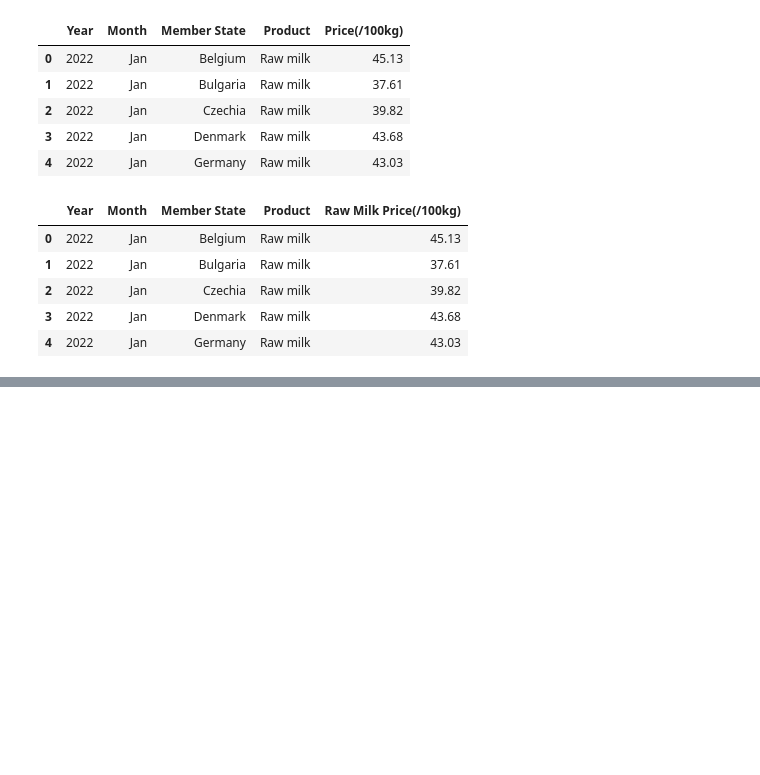
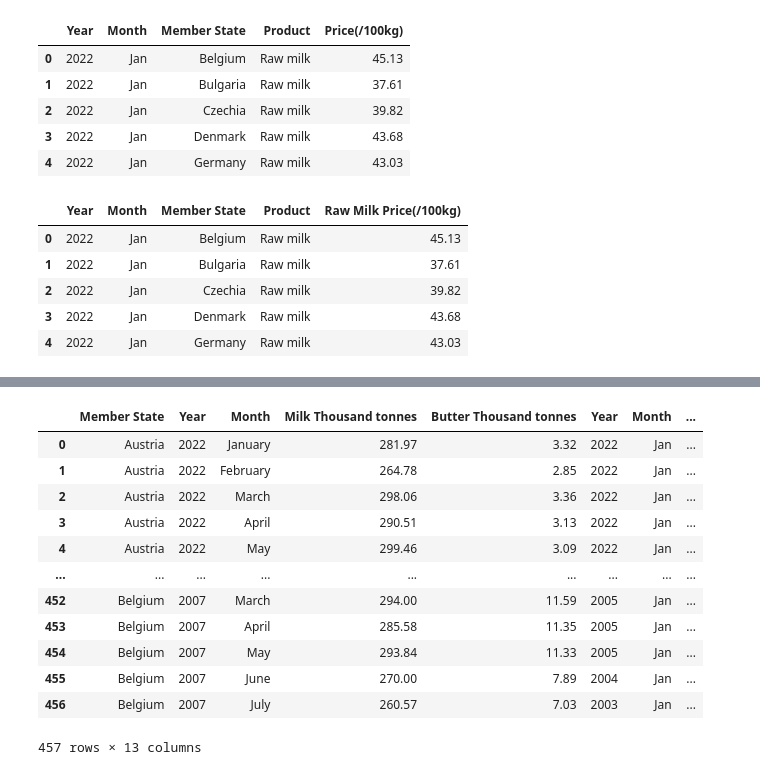
Before and after one commit to MichelleMoran431/CIT-2nd-assignment, a Jupyter notebook: Data Preparation & Visualisation.ipynb, the cells around one changed output, grey strips where cells are left out. Saved outputs shown, nothing was run; the diff lists cells and outputs as text; code cells hidden in the pictures; blank space fills up the shorter version.

```diff
--- a/Data Preparation & Visualisation.ipynb
+++ b/Data Preparation & Visualisation.ipynb
@@ -210,2 +202,2 @@ DairyMilkStock.head(5)
 # %%
-DairyMilkStock.rename(columns={'Thousand tonnes':"Milk Thousand tonnes"},inplace=True)
+EuropeanButterStock1.rename(columns={'Thousand tonnes':"Milk Thousand tonnes"},inplace=True)
@@ -227,0 +206,4 @@ DairyMilkStock.drop(['Member State Code','Category'],axis=1)
+# %%
+EuropeanMilkStock.rename(columns={'Thousand tonnes':"Milk Thousand tonnes"},inplace=True)
+# %%
+EuropeanMilkStock1 = EuropeanMilkStock.drop(['Member State Code','Category'],axis=1)
@@ -227,0 +223,3 @@ DairyMilkStock.drop(['Member State Code','Category'],axis=1)
+# %%
+right_merged = pd.merge(EuropeanMilkStock1, EuropeanButterStock1, how="right", on=["Member State", "Year","Month" ])
+right_merged
@@ -227,0 +240,17 @@ DairyMilkStock.drop(['Member State Code','Category'],axis=1)
+# %%
+left_merged = pd.concat([right_merged,EuropeanMilkPrices1,EuropeanButterPrices1],axis = "columns",join="inner")
+left_merged
+# %% [output]
+|  | Member State | Year | Month | Milk Thousand tonnes | Butter Thousand tonnes | Year | Month | ... |
+| 0 | Austria | 2022 | January | 281.97 | 3.32 | 2022 | Jan | ... |
+| 1 | Austria | 2022 | February | 264.78 | 2.85 | 2022 | Jan | ... |
+| 2 | Austria | 2022 | March | 298.06 | 3.36 | 2022 | Jan | ... |
+| 3 | Austria | 2022 | April | 290.51 | 3.13 | 2022 | Jan | ... |
+| 4 | Austria | 2022 | May | 299.46 | 3.09 | 2022 | Jan | ... |
+| ... | ... | ... | ... | ... | ... | ... | ... | ... |
+| 452 | Belgium | 2007 | March | 294.00 | 11.59 | 2005 | Jan | ... |
+| 453 | Belgium | 2007 | April | 285.58 | 11.35 | 2005 | Jan | ... |
+| 454 | Belgium | 2007 | May | 293.84 | 11.33 | 2005 | Jan | ... |
+| 455 | Belgium | 2007 | June | 270.00 | 7.89 | 2004 | Jan | ... |
+| 456 | Belgium | 2007 | July | 260.57 | 7.03 | 2003 | Jan | ... |
+457 rows × 13 columns
```
Also changed, not shown: parts of 52 cells of this notebook, 5 other files.
